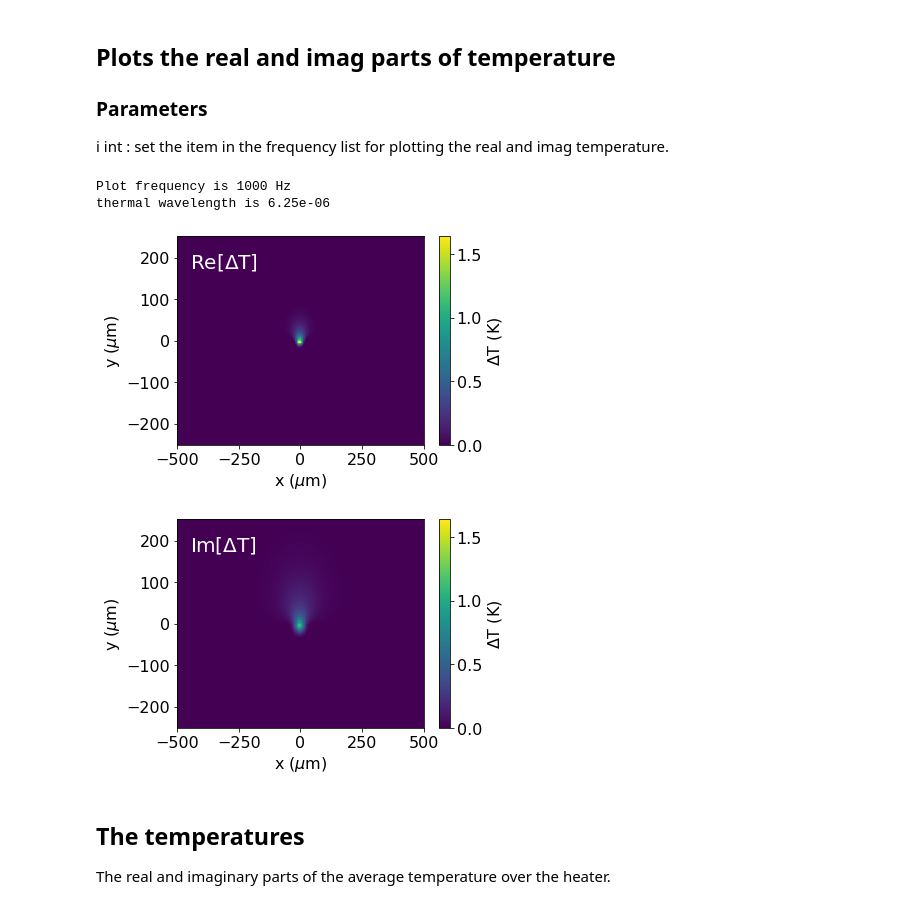
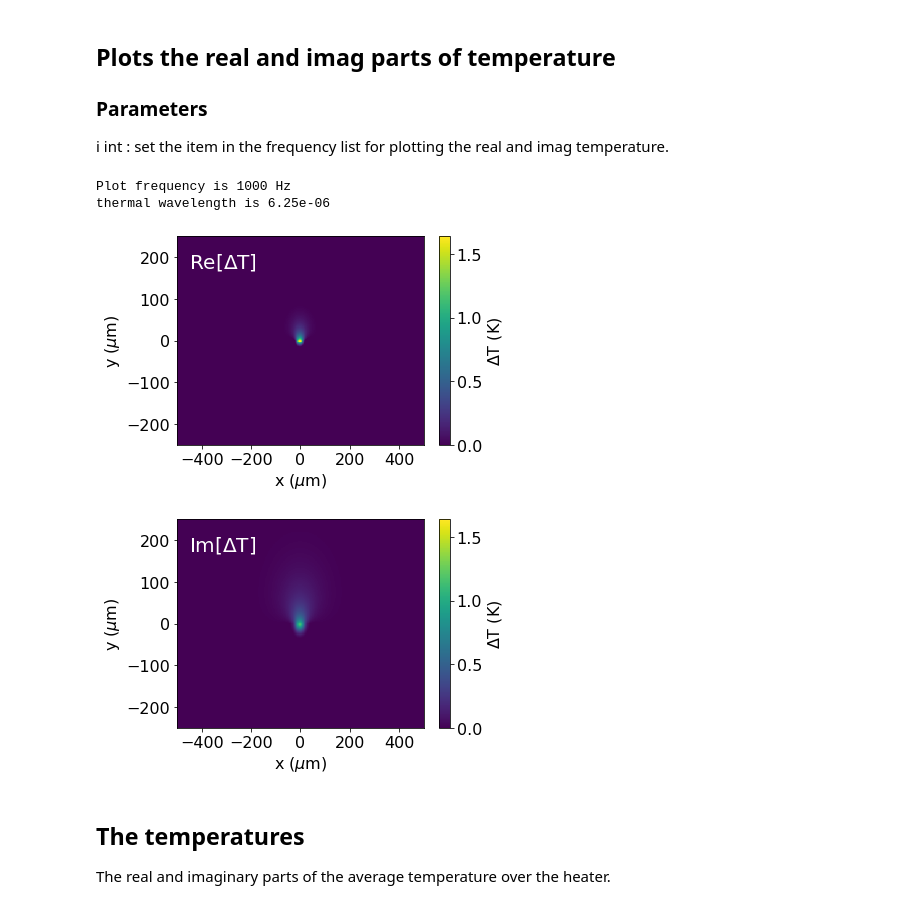
Before and after one commit to microncubed/3-omega, a Jupyter notebook: scripts/01_run_simulations.ipynb, the cells around one changed output. Drawn from its saved outputs; the diff is of its cells as text; code cells hidden in the pictures.

```diff
--- a/scripts/01_run_simulations.ipynb
+++ b/scripts/01_run_simulations.ipynb
@@ -8,7 +8,7 @@ import os
 import sys
 %matplotlib inline
 import matplotlib.pyplot as plt
-plt.rcParams['font.size']=16
+plt.rcParams['font.size']=18
 import numpy as np
 from matplotlib.colors import LogNorm
 import csv
@@ -135,41 +134,38 @@ print('Plot frequency is {:0.0f} Hz'.format(freqs[freq_index]))
 
 wavelength = np.sqrt(k[material]/c[material]/rho[material]/2/2/np.pi/freqs[freq_index])
 print('thermal wavelength is {:0.2e}'.format(wavelength))
 
 fig,ax = plt.subplots(1,1,figsize=[6,4])
-graph = ax.pcolor(x*1e6,y*1e6,out[freq_index].real.T,shading='auto',
-                  vmin=0,vmax=np.max(out[freq_index].real))
+graph = ax.pcolor(x*1e6,y*1e6,out[freq_index].real.T,vmin=0,vmax=np.max(out[freq_index].real))
 
 ax.set_xlabel('x ($\mu$m)')
 ax.set_ylabel('y ($\mu$m)')
 cbar = fig.colorbar(graph)
 cbar.set_label('$\Delta$T (K)')
 ax.text(-450,175,'Re[$\Delta$T]',color='w',size=20)
 
 fig.tight_layout()
 if save_file==True:
-    fig.savefig(figpath+'/'+material+'_real_{:0.0f}_Hz.png'.format(freqs[freq_index])
-                ,dpi=300)
+    fig.savefig(figpath+'/'+material+'_real_{:0.0f}_Hz.png'.format(freqs[freq_index]),dpi=300)
 
 fig,ax = plt.subplots(1,1,figsize=[6,4])
-graph = ax.pcolor(x*1e6,y*1e6,out[freq_index].imag.T,shading='auto',
-                  vmin=0,vmax=np.max(out[freq_index].real),facecolor='w')
+graph = ax.pcolor(x*1e6,y*1e6,out[freq_index].imag.T,vmin=0,vmax=np.max(out[freq_index].real),facecolor='w')
 
 ax.set_xlabel('x ($\mu$m)')
 ax.set_ylabel('y ($\mu$m)')
 cbar = fig.colorbar(graph)
 cbar.set_label('$\Delta$T (K)')
 ax.text(-450,175,'Im[$\Delta$T]',color='w',size=20)
 
 fig.tight_layout()
 if save_file==True:
     fig.savefig(figpath+'/'+material+'_imag_{:0.0f}_Hz.png'.format(freqs[freq_index]),
                 dpi=300,facecolor='w')
 # %% [output]
 Plot frequency is 1000 Hz
 thermal wavelength is 6.25e-06
-[figure, old version]
+[figure, new version]
-[figure, old version]
+[figure, new version]
 # %% [markdown]
 ## The temperatures
 
```
Also changed, not shown: parts of 4 cells of this notebook, 10 other files.
